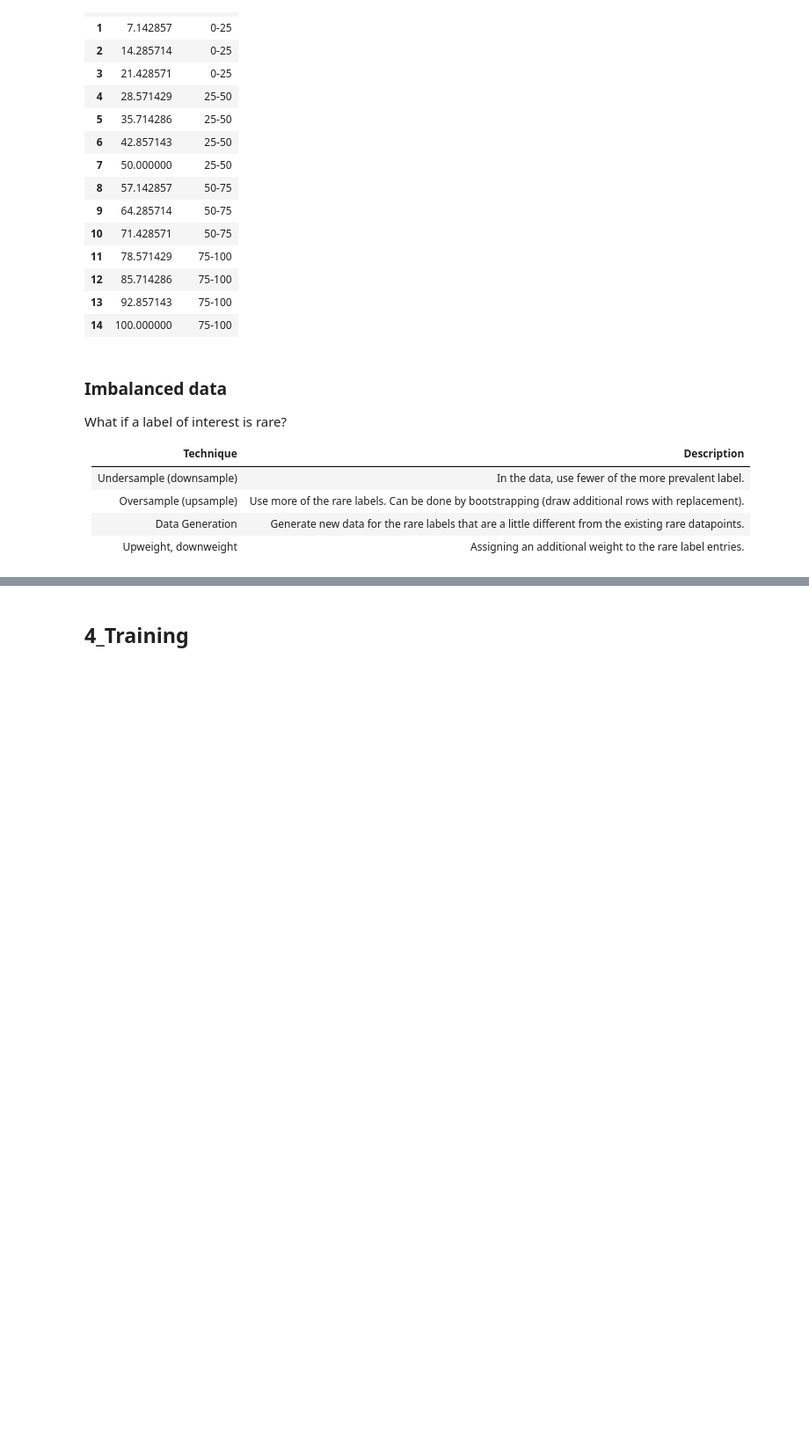
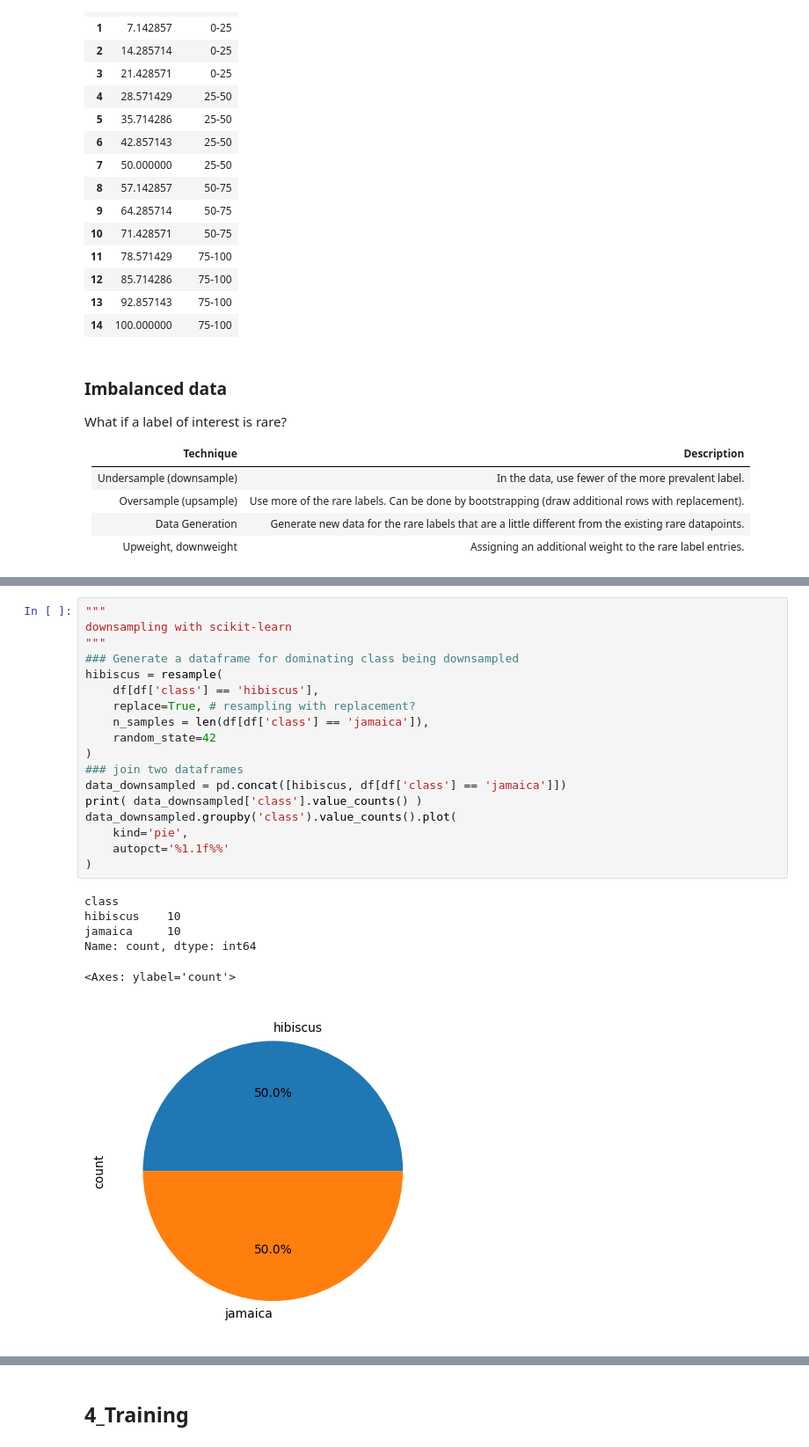
Before and after one commit to EvgeniiZorin/Handbook_Statistics-Probability-and-ML, a Jupyter notebook: _1_ML_classical.ipynb, the cells around one changed output, grey strips where cells are left out. Shown at 88% size. Saved outputs shown, nothing was run; the diff lists cells and outputs as text; blank space fills up the shorter version.

```diff
--- a/_1_ML_classical.ipynb
+++ b/_1_ML_classical.ipynb
@@ -1047,0 +1076,25 @@ What if a label of interest is rare?
+# %%
+"""
+downsampling with scikit-learn
+"""
+### Generate a dataframe for dominating class being downsampled
+hibiscus = resample(
+    df[df['class'] == 'hibiscus'],
+    replace=True, # resampling with replacement?
+    n_samples = len(df[df['class'] == 'jamaica']),
+    random_state=42
+)
+### join two dataframes
+data_downsampled = pd.concat([hibiscus, df[df['class'] == 'jamaica']])
+print( data_downsampled['class'].value_counts() )
+data_downsampled.groupby('class').value_counts().plot(
+    kind='pie',
+    autopct='%1.1f%%'
+)
+# %% [output]
+class
+hibiscus    10
+jamaica     10
+Name: count, dtype: int64
+<Axes: ylabel='count'>
+[figure, added]
```
Also changed, not shown: parts of 4 cells of this notebook, 1 other file.
